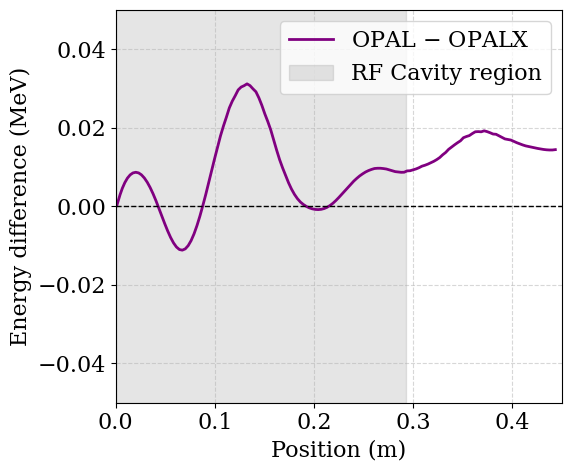
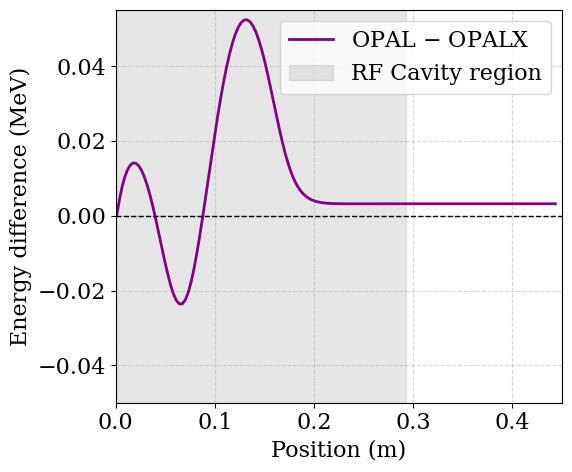
Code edit (unified diff) that turned the first committed figure into the second:
--- before
+++ after
@@ -12,5 +12,5 @@
 
 ax.set_xlim(0, 0.45)
-ax.set_ylim(-0.05, 0.05)
+ax.set_ylim(-0.05, 0.055)
 ax.set_xlabel('Position (m)')
 ax.set_ylabel('Energy difference (MeV)')

Commit: small updates in the regression tests